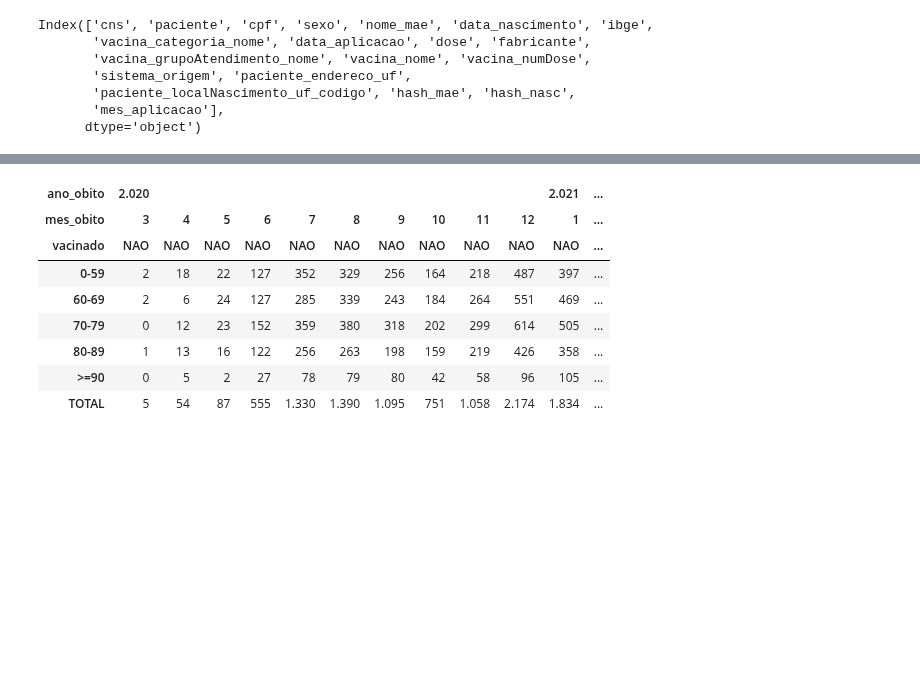
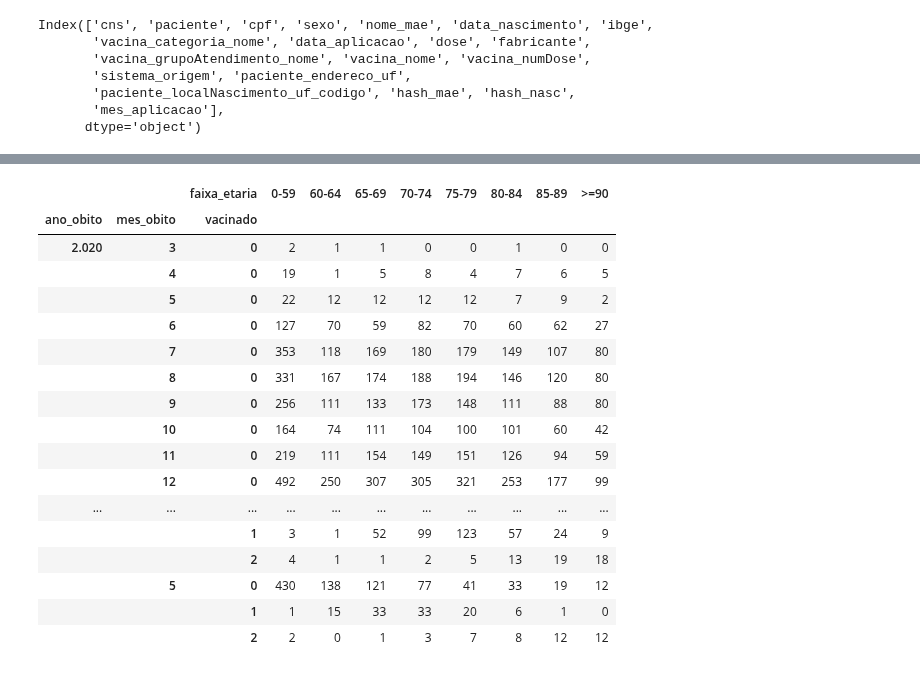
Before and after one commit to vinnylg/covid19datascience, a Jupyter notebook: vacinacao/vacinacao_notebook.ipynb, the cells around one changed output, grey strips where cells are left out. Saved outputs shown, nothing was run; the diff lists cells and outputs as text; code cells hidden in the pictures; blank space fills up the shorter version.

```diff
--- a/vacinacao/vacinacao_notebook.ipynb
+++ b/vacinacao/vacinacao_notebook.ipynb
@@ -197,8 +187,5 @@ tb_vacinados.to_feather('tb_vacinados.feather')
 # %%
-tb_vacinados = pd.read_feather('tb_vacinados.feather')
-tb_vacinados = tb_vacinados.set_index('index')
-
-casos_confirmados = get_casos_confirmados(load=False)
+casos_confirmados = get_casos_confirmados(load=True)
 casos_confirmados['faixa_etaria'] = [ faixa_etaria_labels[idx] for idx in np.digitize(casos_confirmados['idade'],faixa_etaria,right=False)]
 casos_confirmados.groupby('evolucao')[['id']].count()
 # %% [output]
@@ -220,0 +212,18 @@ casos_confirmados shape: (641101, 20)
+# %%
+casos_confirmados['comorbidade'] = casos_confirmados.apply(lambda x: 1 if any([
+    x['doenca_cardiovascular'] == 1,
+    x['hipertensao'] == 1,
+    x['diabetes'] == 1,
+    x['doenca_hepatica'] == 1,
+    x['doenca_neurologica'] == 1,
+    x['sindrome_down'] == 1,
+    x['imunodeficiencia'] == 1,
+    x['infeccao_hiv'] == 1,
+    x['doenca_renal'] == 1,
+    x['doenca_pulmonar'] == 1,
+    x['neoplasia'] == 1,
+    x['puerperio'] == 1,
+    x['obesidade'] == 1,
+    x['tabagismo'] == 1
+]) else 0, axis=1)
+casos_confirmados.groupby('comorbidade')[['id']].count()
@@ -341,32 +342,34 @@ obitos_vacinados['diferenca_vacina_obito'] = obitos_vacinados['diferenca_vacina_
 # %%
 obitos = pd.merge(obitos_confirmados,obitos_vacinados[['id','diferenca_vacina_diag']+tb_vacinados_cols],how='left',on='id')
-obitos['vacinado'] = 'NAO'
-obitos.loc[(obitos['situacao']=='ambas doses aplicadas')&(obitos['diferenca_vacina_diag']>14),'vacinado'] = 'SIM'
+obitos['vacinado'] = 0 # sem vacina
+obitos.loc[(obitos['diferenca_vacina_diag']>=0)&(obitos['diferenca_vacina_diag']<=14),'vacinado'] = 1 #com vacina
+obitos.loc[(obitos['situacao']=='ambas doses aplicadas')&(obitos['diferenca_vacina_diag']>14),'vacinado'] = 2 #imunizado
 
-
-# obitos = obitos.loc[(obitos['data_cura_obito'] > '2021-01-18')&(obitos['idade']>=60)]
 obitos['ano_obito'] = obitos['data_cura_obito'].apply(lambda x: x.year if isinstance(x,date) else 'erro')
 obitos['mes_obito'] = obitos['data_cura_obito'].apply(lambda x: x.month if isinstance(x,date) else 'erro')
-grupo = obitos.groupby(['ano_obito','mes_obito','faixa_etaria','vacinado'])[['id']].count().unstack(0).unstack(0).unstack(-1)
+grupo = obitos.groupby(['ano_obito','mes_obito','faixa_etaria','vacinado'])[['id']].count().unstack(-2)
 grupo = grupo.droplevel(0,1)
-grupo.index.name = None
 
 grupo = grupo.fillna(0).astype(float)
-grupo = grupo.append(pd.Series(grupo.sum(0),name='TOTAL'))
-
-for idx in grupo.columns:
-    if grupo.loc['TOTAL',idx] == 0:
-        del grupo[idx]
 
 grupo.to_excel('obitos_vacinados.xlsx')
 grupo
 # %% [output]
-| ano_obito | 2.020 |  |  |  |  |  |  |  |  |  | 2.021 | ... |
-| mes_obito | 3 | 4 | 5 | 6 | 7 | 8 | 9 | 10 | 11 | 12 | 1 | ... |
-| vacinado | NAO | NAO | NAO | NAO | NAO | NAO | NAO | NAO | NAO | NAO | NAO | ... |
-| 0-59 | 2 | 18 | 22 | 127 | 352 | 329 | 256 | 164 | 218 | 487 | 397 | ... |
-| 60-69 | 2 | 6 | 24 | 127 | 285 | 339 | 243 | 184 | 264 | 551 | 469 | ... |
-| 70-79 | 0 | 12 | 23 | 152 | 359 | 380 | 318 | 202 | 299 | 614 | 505 | ... |
-| 80-89 | 1 | 13 | 16 | 122 | 256 | 263 | 198 | 159 | 219 | 426 | 358 | ... |
-| >=90 | 0 | 5 | 2 | 27 | 78 | 79 | 80 | 42 | 58 | 96 | 105 | ... |
-| TOTAL | 5 | 54 | 87 | 555 | 1.330 | 1.390 | 1.095 | 751 | 1.058 | 2.174 | 1.834 | ... |
+|  |  | faixa_etaria | 0-59 | 60-64 | 65-69 | 70-74 | 75-79 | 80-84 | 85-89 | >=90 |
+| ano_obito | mes_obito | vacinado |  |  |  |  |  |  |  |  |
+| 2.020 | 3 | 0 | 2 | 1 | 1 | 0 | 0 | 1 | 0 | 0 |
+|  | 4 | 0 | 19 | 1 | 5 | 8 | 4 | 7 | 6 | 5 |
+|  | 5 | 0 | 22 | 12 | 12 | 12 | 12 | 7 | 9 | 2 |
+|  | 6 | 0 | 127 | 70 | 59 | 82 | 70 | 60 | 62 | 27 |
+|  | 7 | 0 | 353 | 118 | 169 | 180 | 179 | 149 | 107 | 80 |
+|  | 8 | 0 | 331 | 167 | 174 | 188 | 194 | 146 | 120 | 80 |
+|  | 9 | 0 | 256 | 111 | 133 | 173 | 148 | 111 | 88 | 80 |
+|  | 10 | 0 | 164 | 74 | 111 | 104 | 100 | 101 | 60 | 42 |
+|  | 11 | 0 | 219 | 111 | 154 | 149 | 151 | 126 | 94 | 59 |
+|  | 12 | 0 | 492 | 250 | 307 | 305 | 321 | 253 | 177 | 99 |
+| ... | ... | ... | ... | ... | ... | ... | ... | ... | ... | ... |
+|  |  | 1 | 3 | 1 | 52 | 99 | 123 | 57 | 24 | 9 |
+|  |  | 2 | 4 | 1 | 1 | 2 | 5 | 13 | 19 | 18 |
+|  | 5 | 0 | 430 | 138 | 121 | 77 | 41 | 33 | 19 | 12 |
+|  |  | 1 | 1 | 15 | 33 | 33 | 20 | 6 | 1 | 0 |
+|  |  | 2 | 2 | 0 | 1 | 3 | 7 | 8 | 12 | 12 |
```
Also changed, not shown: parts of 39 cells of this notebook, 10 other files.
